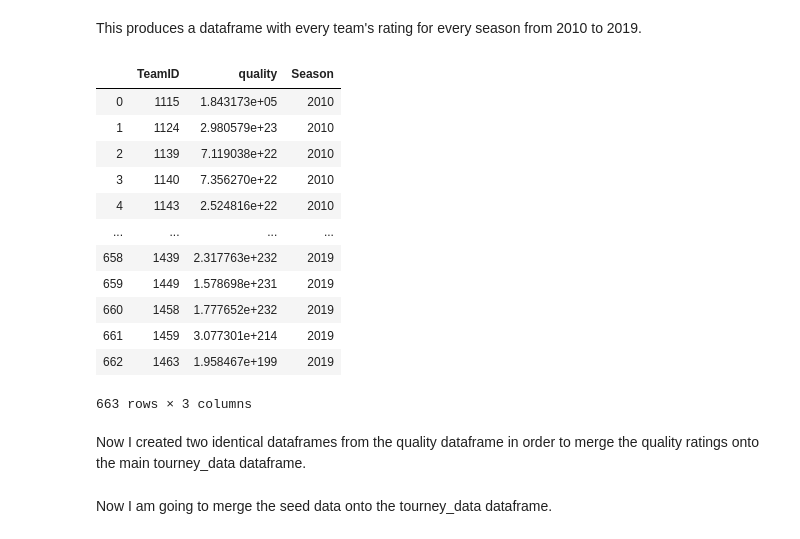
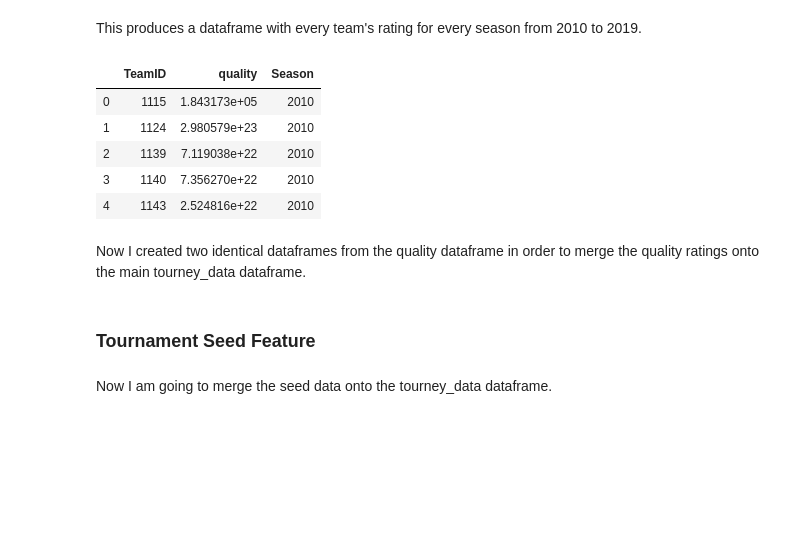
Before and after one commit to timhugele/March-Madness, a Jupyter notebook: Data_Preparation.ipynb, the cells around one changed output. Saved outputs shown, nothing was run; the diff lists cells and outputs as text; code cells hidden in the pictures; blank space fills up the shorter version.

```diff
--- a/Data_Preparation.ipynb
+++ b/Data_Preparation.ipynb
@@ -301,21 +301,14 @@ glm_quality = pd.concat([team_quality(2010),
                          team_quality(2018),
                          team_quality(2019)]).reset_index(drop=True)
 # %%
-glm_quality
+glm_quality.head()
 # %% [output]
 |  | TeamID | quality | Season |
 | 0 | 1115 | 1.843173e+05 | 2010 |
 | 1 | 1124 | 2.980579e+23 | 2010 |
 | 2 | 1139 | 7.119038e+22 | 2010 |
 | 3 | 1140 | 7.356270e+22 | 2010 |
 | 4 | 1143 | 2.524816e+22 | 2010 |
-| ... | ... | ... | ... |
-| 658 | 1439 | 2.317763e+232 | 2019 |
-| 659 | 1449 | 1.578698e+231 | 2019 |
-| 660 | 1458 | 1.777652e+232 | 2019 |
-| 661 | 1459 | 3.077301e+214 | 2019 |
-| 662 | 1463 | 1.958467e+199 | 2019 |
-663 rows × 3 columns
 # %% [markdown]
 Now I created two identical dataframes from the quality dataframe in order to merge the quality ratings onto the main tourney_data dataframe.
 # %%
@@ -326,6 +319,8 @@ glm_quality_T2.columns = ['T2_TeamID','T2_quality','Season']
 # %%
 tourney_data = pd.merge(tourney_data, glm_quality_T1, on = ['Season', 'T1_TeamID'], how = 'left')
 tourney_data = pd.merge(tourney_data, glm_quality_T2, on = ['Season', 'T2_TeamID'], how = 'left')
+# %% [markdown]
+### Tournament Seed Feature
 # %% [markdown]
 Now I am going to merge the seed data onto the tourney_data dataframe.
 # %%
```
Also changed, not shown: parts of 83 cells of this notebook.
